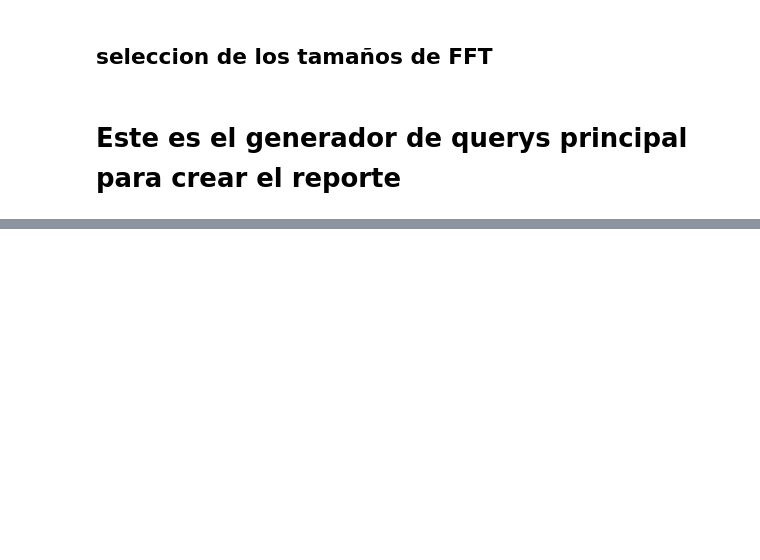
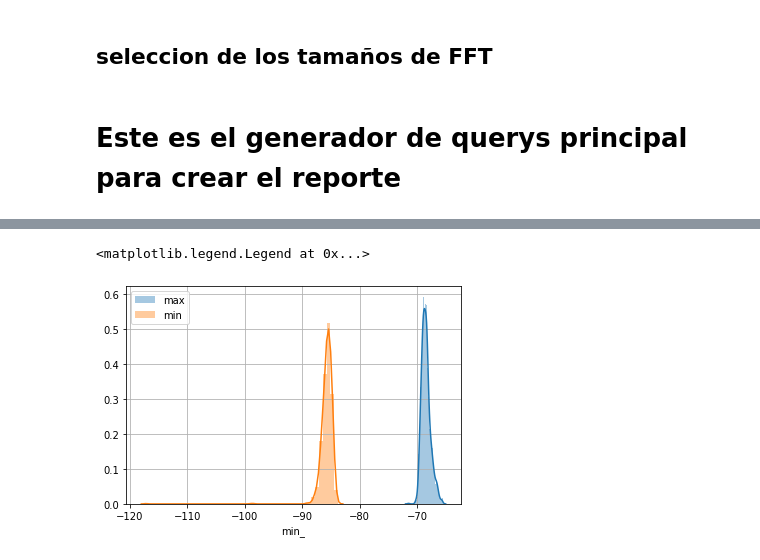
Before and after one commit to Narenman/CentroTIC, a Jupyter notebook: Modulos_aplicaciones/radioastronomia/subsistema_RFI/query_espectro.ipynb, the cells around one changed output, grey strips where cells are left out. Saved outputs shown, nothing was run; the diff lists cells and outputs as text; code cells hidden in the pictures; blank space fills up the shorter version.

```diff
--- a/Modulos_aplicaciones/radioastronomia/subsistema_RFI/query_espectro.ipynb
+++ b/Modulos_aplicaciones/radioastronomia/subsistema_RFI/query_espectro.ipynb
@@ -159,0 +212,9 @@ conn.close()
+# %%
+#sns.distplot(df["ener_"])
+sns.distplot(df["max_"], label="max")
+sns.distplot(df["min_"], label="min")
+plt.grid(True)
+plt.legend()
+# %% [output]
+<matplotlib.legend.Legend at 0x...>
+[figure, added]
```
Also changed, not shown: parts of 26 cells of this notebook, 33 other files.
